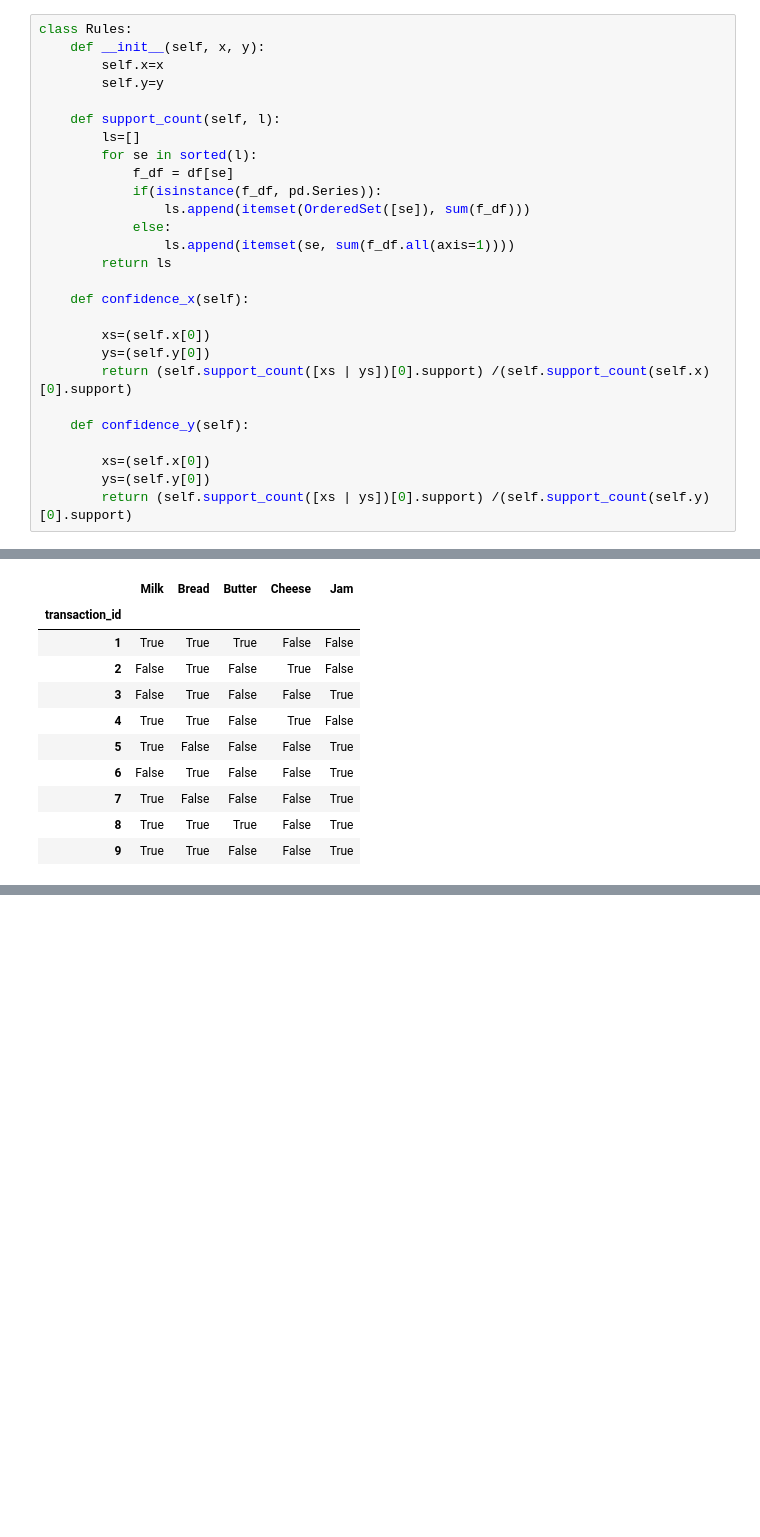
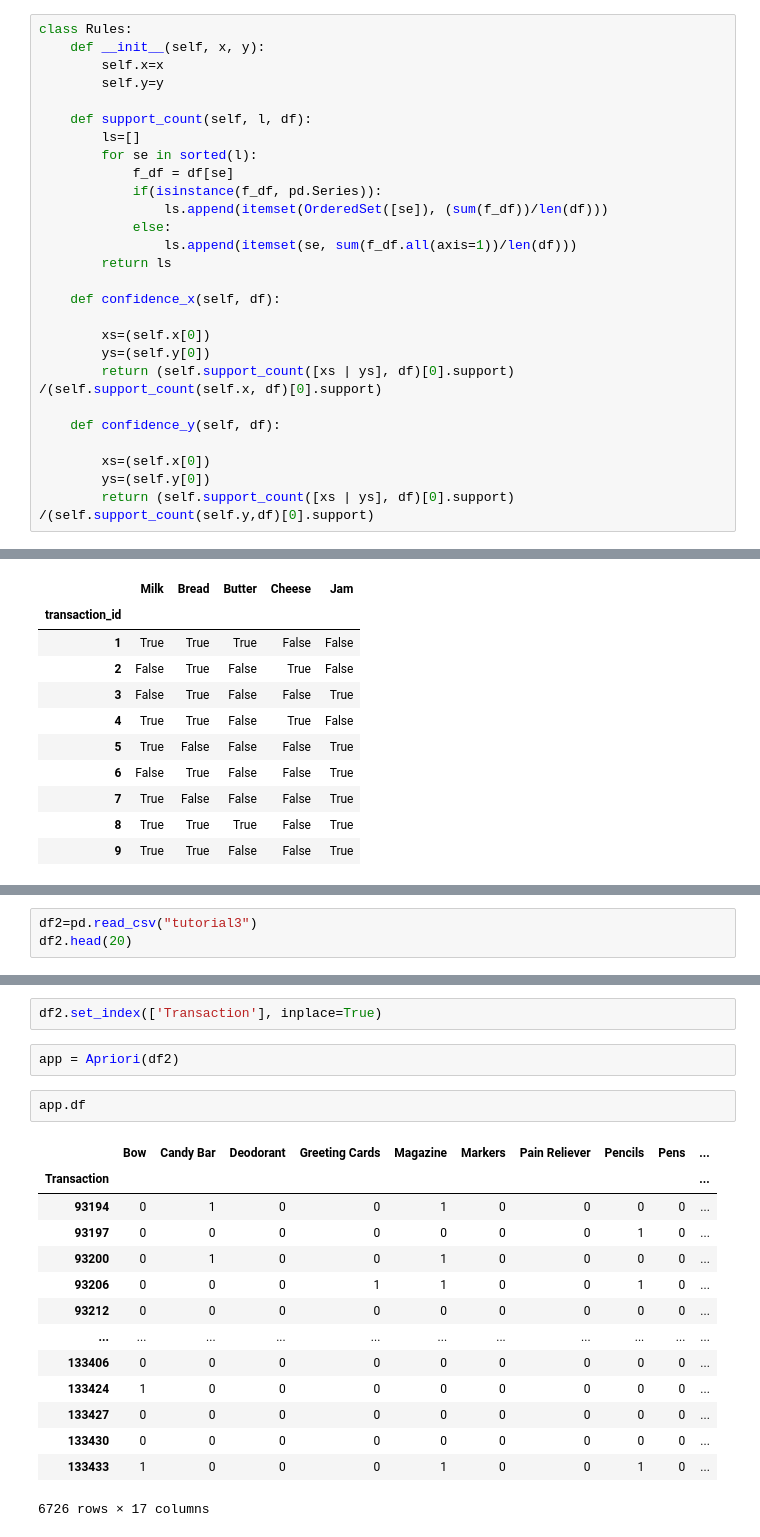
Before and after one commit to michael-robert-poole/Apriori, a Jupyter notebook: association_analysis.ipynb, the cells around one changed output, grey strips where cells are left out. Drawn from its saved outputs; the diff is of its cells as text; blank space fills up the shorter version.

```diff
--- a/association_analysis.ipynb
+++ b/association_analysis.ipynb
@@ -20,24 +20,24 @@ class Rules:
         self.x=x
         self.y=y
 
-    def support_count(self, l):
+    def support_count(self, l, df):
         ls=[]
         for se in sorted(l):
             f_df = df[se]
             if(isinstance(f_df, pd.Series)):
-                ls.append(itemset(OrderedSet([se]), sum(f_df)))
+                ls.append(itemset(OrderedSet([se]), (sum(f_df))/len(df)))
             else:
-                ls.append(itemset(se, sum(f_df.all(axis=1))))
+                ls.append(itemset(se, sum(f_df.all(axis=1))/len(df)))
         return ls
 
-    def confidence_x(self):
+    def confidence_x(self, df):
 
         xs=(self.x[0])
         ys=(self.y[0])
-        return (self.support_count([xs | ys])[0].support) /(self.support_count(self.x)[0].support)
+        return (self.support_count([xs | ys], df)[0].support) /(self.support_count(self.x, df)[0].support)
 
-    def confidence_y(self):
+    def confidence_y(self, df):
 
         xs=(self.x[0])
         ys=(self.y[0])
-        return (self.support_count([xs | ys])[0].support) /(self.support_count(self.y)[0].support)
+        return (self.support_count([xs | ys], df)[0].support) /(self.support_count(self.y,df)[0].support)
@@ -367,0 +263,3 @@ for r in rs:
+# %%
+df2=pd.read_csv("tutorial3")
+df2.head(20)
@@ -367,0 +284,21 @@ for r in rs:
+# %%
+df2.set_index(['Transaction'], inplace=True)
+# %%
+app = Apriori(df2)
+# %%
+app.df
+# %% [output]
+|  | Bow | Candy Bar | Deodorant | Greeting Cards | Magazine | Markers | Pain Reliever | Pencils | Pens | ... |
+| Transaction |  |  |  |  |  |  |  |  |  | ... |
+| 93194 | 0 | 1 | 0 | 0 | 1 | 0 | 0 | 0 | 0 | ... |
+| 93197 | 0 | 0 | 0 | 0 | 0 | 0 | 0 | 1 | 0 | ... |
+| 93200 | 0 | 1 | 0 | 0 | 1 | 0 | 0 | 0 | 0 | ... |
+| 93206 | 0 | 0 | 0 | 1 | 1 | 0 | 0 | 1 | 0 | ... |
+| 93212 | 0 | 0 | 0 | 0 | 0 | 0 | 0 | 0 | 0 | ... |
+| ... | ... | ... | ... | ... | ... | ... | ... | ... | ... | ... |
+| 133406 | 0 | 0 | 0 | 0 | 0 | 0 | 0 | 0 | 0 | ... |
+| 133424 | 1 | 0 | 0 | 0 | 0 | 0 | 0 | 0 | 0 | ... |
+| 133427 | 0 | 0 | 0 | 0 | 0 | 0 | 0 | 0 | 0 | ... |
+| 133430 | 0 | 0 | 0 | 0 | 0 | 0 | 0 | 0 | 0 | ... |
+| 133433 | 1 | 0 | 0 | 0 | 1 | 0 | 0 | 1 | 0 | ... |
+6726 rows × 17 columns
```
Also changed, not shown: parts of 45 cells of this notebook, 2 other files.
